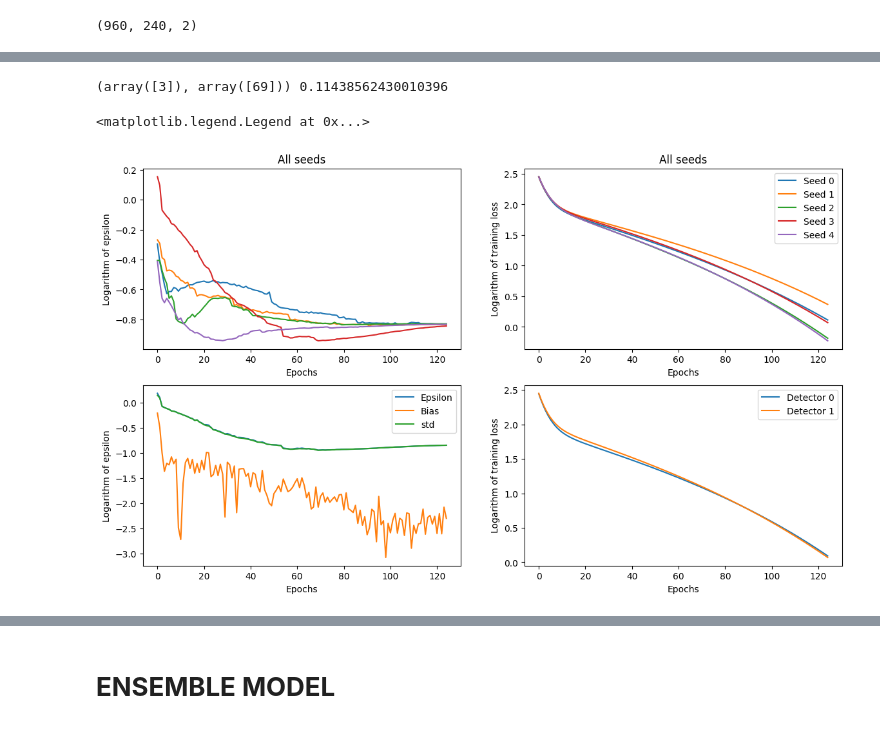
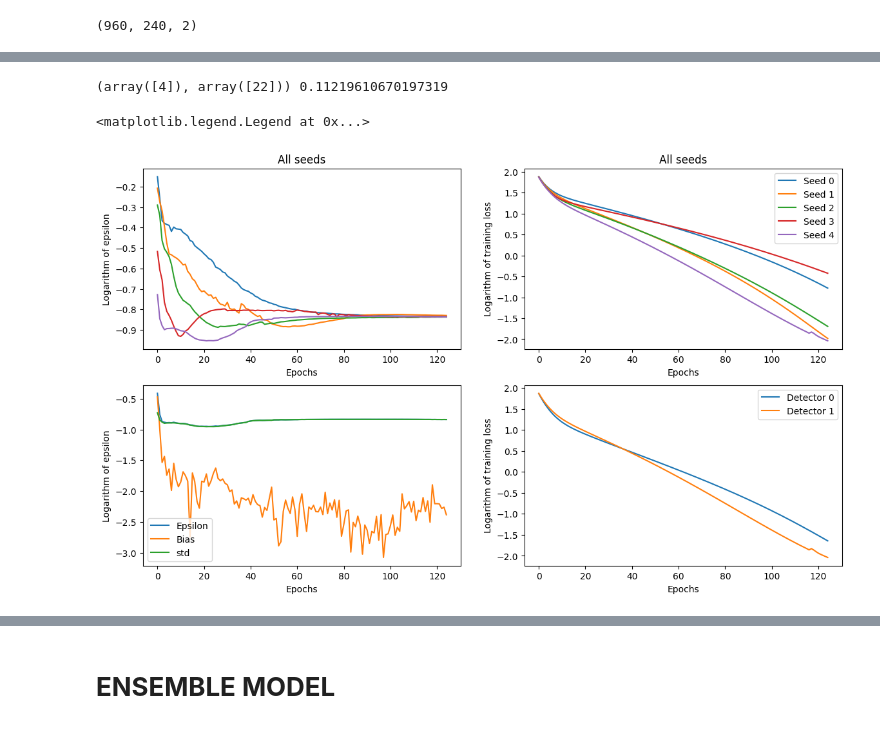
Before and after one commit to wjosefw/Signal-processing-with-Neural-networks, a Jupyter notebook: DEEP_TIMING_DATOS_PRACTICA_MASTER_Co60.ipynb, the cells around one changed output, grey strips where cells are left out. Saved outputs shown, nothing was run; the diff lists cells and outputs as text; code cells hidden in the pictures.

```diff
--- a/DEEP_TIMING_DATOS_PRACTICA_MASTER_Co60.ipynb
+++ b/DEEP_TIMING_DATOS_PRACTICA_MASTER_Co60.ipynb
@@ -273,4 +262,7 @@ trainX_dec1, REF_train_dec1 = delay_pulse_pair(Input_dec1, new_time_step, t_shif
 # %%
+#-------------------------------- Create train set --------------------------------------------
+trainX_dec1, REF_train_dec1 = create_and_delay_pulse_pair(moved_pulses_dec1, new_time_step, delay_steps = 20, NOISE = True)
+
 #-------------------------------------------------------------- Calculate moments ---------------------------------------------------
 M_Train_dec1 = momentos(trainX_dec1)
 
@@ -292,27 +282,2 @@ Max dec 1:  23.901999989462254
-# %%
-def model_definition(NM):
-
-  inputA = Input(shape=(NM,))
-  inputB = Input(shape=(NM,))
-
-
-  x1 = Dense(128, activation="relu", kernel_initializer=initializers.RandomNormal(mean=0.0, stddev=1), kernel_regularizer=l2(0.01))
-  x2 = Dense(128, activation="relu", kernel_initializer=initializers.RandomNormal(mean=0.0, stddev=1), kernel_regularizer=l2(0.01))
-  x3 = Dense(128, activation="relu", kernel_initializer=initializers.RandomNormal(mean=0.0, stddev=1), kernel_regularizer=l2(0.01))
-  x4 = Dense(1, activation="linear")
-  #16 o 32 neuronas parecen ser las mas estables/robustas en cuanto a cambio de semilla.
-
-  op1A = x1(inputA)
-  op2A = x2(op1A)
-  op3A = x3(op2A)
-  outA = x4(op3A)
-
-  op1B = x1(inputB)
-  op2B = x2(op1B)
-  op3B = x3(op2B)
-  outB = x4(op3B)
-
-  model = Model(inputs=[inputA, inputB], outputs=outA-outB)
-  return model
 # %% [markdown]
 # **FULL TOF**
@@ -392,14 +338,14 @@ TOFN_20_list = []
 
 for i in range(num_semillas):
 
-  model_dec0 = model_definition(NM)
-  model_dec1 = model_definition(NM)
+  model_dec0 = model_definition(NM = 12, NN = 64, STD_INIT = 1)
+  model_dec1 = model_definition(NM = 12, NN = 64, STD_INIT = 1)
 
-  opt_dec0 = tf.keras.optimizers.AdamW(learning_rate=5e-3)
-  opt_dec1 = tf.keras.optimizers.AdamW(learning_rate=5e-3)
+  opt_dec0 = tf.keras.optimizers.AdamW(learning_rate = 5e-3)
+  opt_dec1 = tf.keras.optimizers.AdamW(learning_rate = 5e-3)
 
-  model_dec0.compile(optimizer=opt_dec0,loss='MSE')
-  model_dec1.compile(optimizer=opt_dec1,loss='MSE')
+  model_dec0.compile(optimizer = opt_dec0,loss = 'MSE')
+  model_dec1.compile(optimizer = opt_dec1,loss = 'MSE')
 
   squared_sum = []
   MEC = []
@@ -496,7 +460,7 @@ training_loss_dec1 = np.array(training_loss_dec1, dtype = 'float64')
 
 
 print(np.where(epsilon == np.min(epsilon)), np.min(epsilon))
-index = 3
+index = 4
 plt.figure(figsize=(14,8))
 
 plt.subplot(2,2,1)
@@ -508,33 +472,33 @@ plt.xlabel('Epochs')
 plt.title('All seeds')
 
 plt.subplot(2,2,2)
 for i in range(training_loss_dec0.shape[0]):
   label = 'Seed' + ' ' + str(i)
   #plt.plot(np.log10(training_loss_dec0[i,:]),label=label)
   plt.plot(np.log10(training_loss_dec1[i,:]),label=label)
 plt.legend()
 plt.ylabel('Logarithm of training loss')
 plt.xlabel('Epochs')
 plt.title('All seeds')
 
 
 plt.subplot(2,2,3)
 plt.plot(np.log10(epsilon[index,:]), label = 'Epsilon')
 plt.plot(np.log10(bias[index,:]), label = 'Bias')
 plt.plot(np.log10(std[index,:]), label = 'std')
 plt.legend()
 plt.ylabel('Logarithm of epsilon')
 plt.xlabel('Epochs')
 
 plt.subplot(2,2,4)
 plt.plot(np.log10(training_loss_dec0[index,:]),label='Detector 0')
 plt.plot(np.log10(training_loss_dec1[index,:]),label='Detector 1')
 plt.ylabel('Logarithm of training loss')
 plt.xlabel('Epochs')
 
 plt.legend()
 # %% [output]
-(array([3]), array([69])) 0.11438562430010396
+(array([4]), array([22])) 0.11219610670197319
 <matplotlib.legend.Legend at 0x...>
-[figure, old version]
+[figure, new version]
 # %%
```
Also changed, not shown: parts of 14 cells of this notebook.
